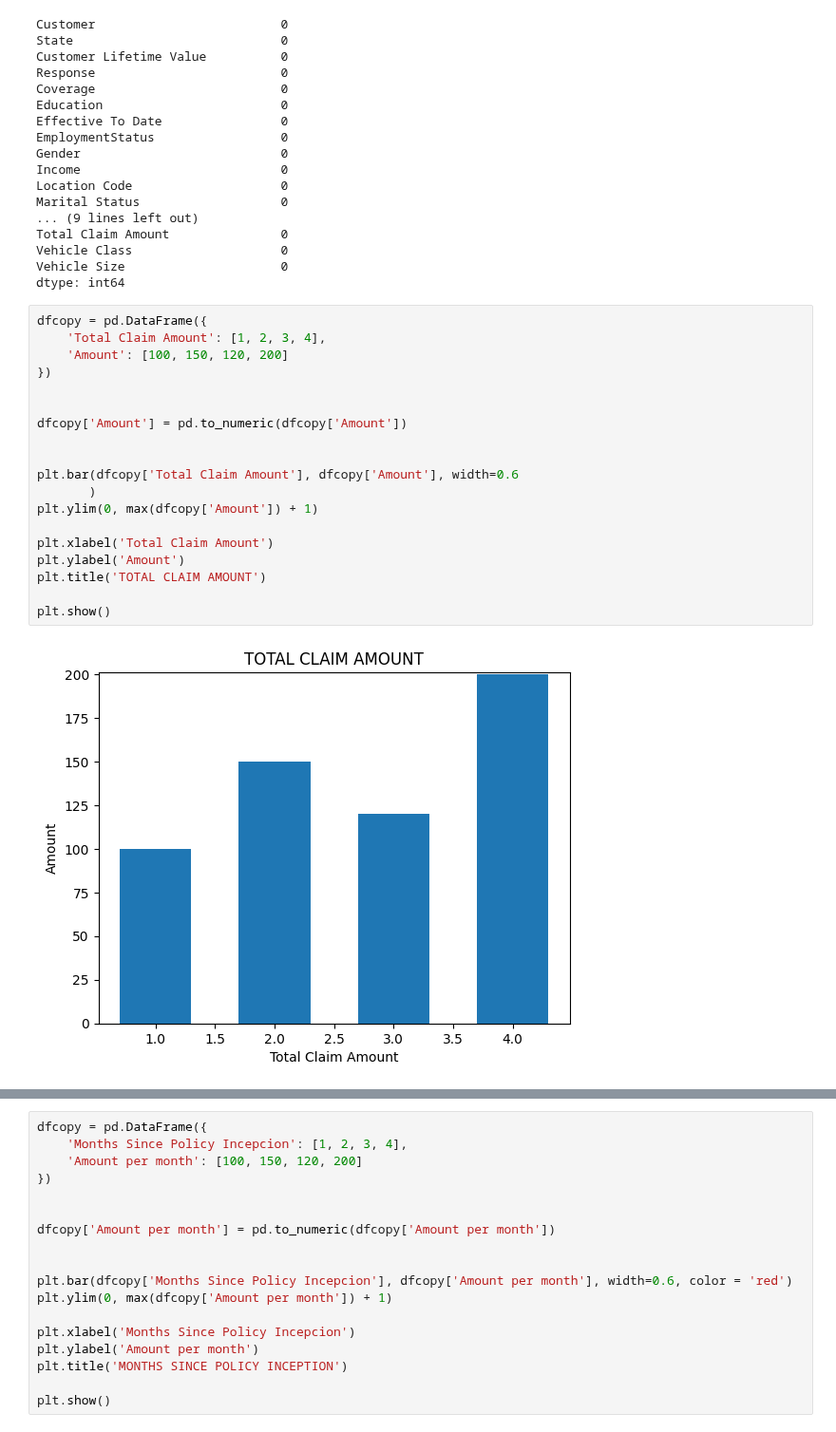
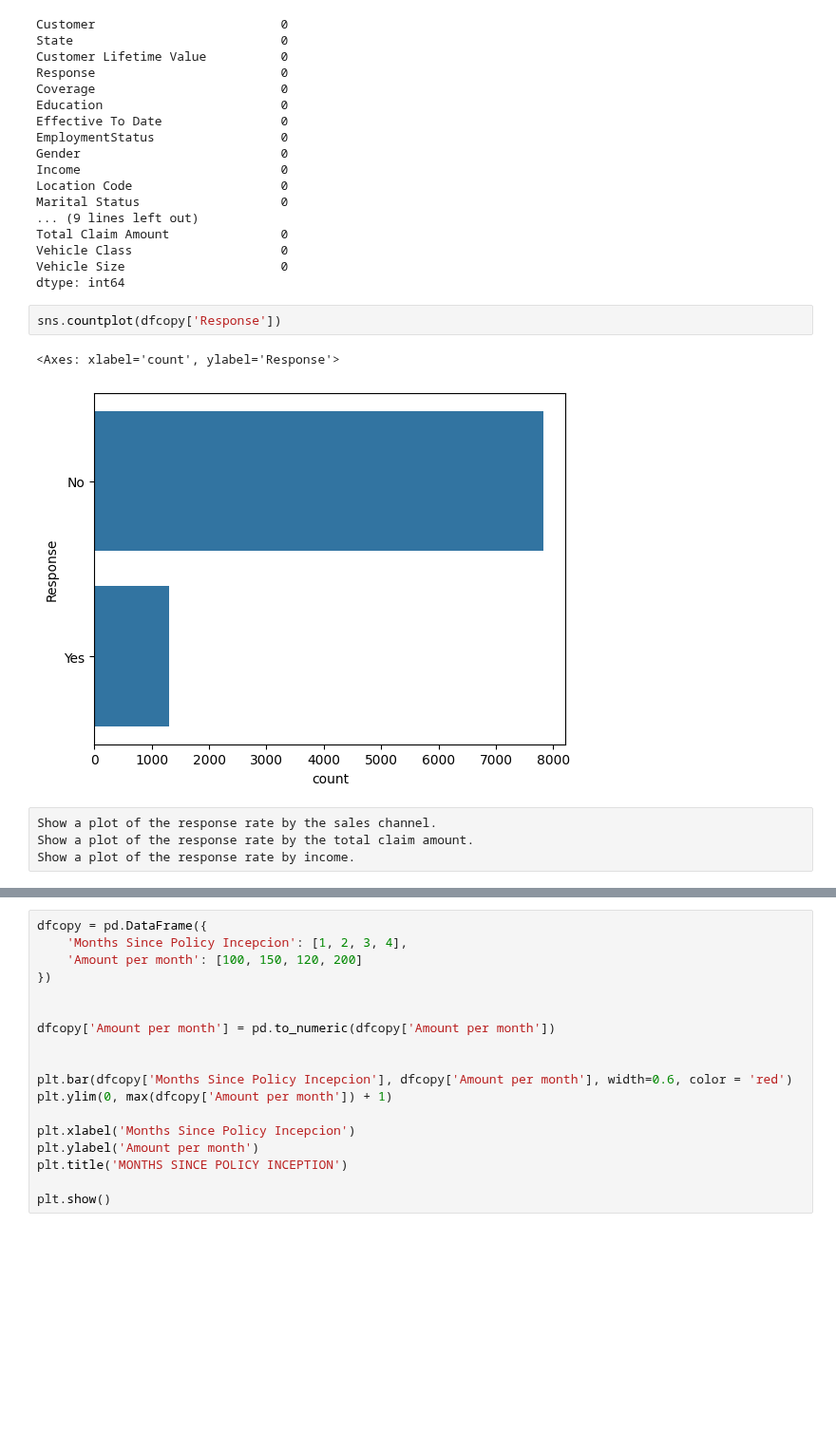
Before and after one commit to ironhack-labs/lab-customer-analysis-round-7, a Jupyter notebook: aida _lab7.ipynb, the cells around one changed output, grey strips where cells are left out. Shown at 95% size. Cells and saved outputs as stored; diff of their text form; blank space fills up the shorter version.

```diff
--- a/aida _lab7.ipynb
+++ b/aida _lab7.ipynb
@@ -86,24 +86,12 @@ Total Claim Amount               0
 Vehicle Class                    0
 Vehicle Size                     0
 dtype: int64
-# %%
-dfcopy = pd.DataFrame({
-    'Total Claim Amount': [1, 2, 3, 4],
-    'Amount': [100, 150, 120, 200]
-})
-
-
-dfcopy['Amount'] = pd.to_numeric(dfcopy['Amount'])
-
-
-plt.bar(dfcopy['Total Claim Amount'], dfcopy['Amount'], width=0.6
-       )
-plt.ylim(0, max(dfcopy['Amount']) + 1)
-
-plt.xlabel('Total Claim Amount')
-plt.ylabel('Amount')
-plt.title('TOTAL CLAIM AMOUNT')
-
-plt.show()
-# %% [output]
-[figure, removed]
+# %%
+sns.countplot(dfcopy['Response'])
+# %% [output]
+<Axes: xlabel='count', ylabel='Response'>
+[figure, added]
+# %%
+Show a plot of the response rate by the sales channel.
+Show a plot of the response rate by the total claim amount.
+Show a plot of the response rate by income.
```
Also changed, not shown: parts of 13 cells of this notebook.
